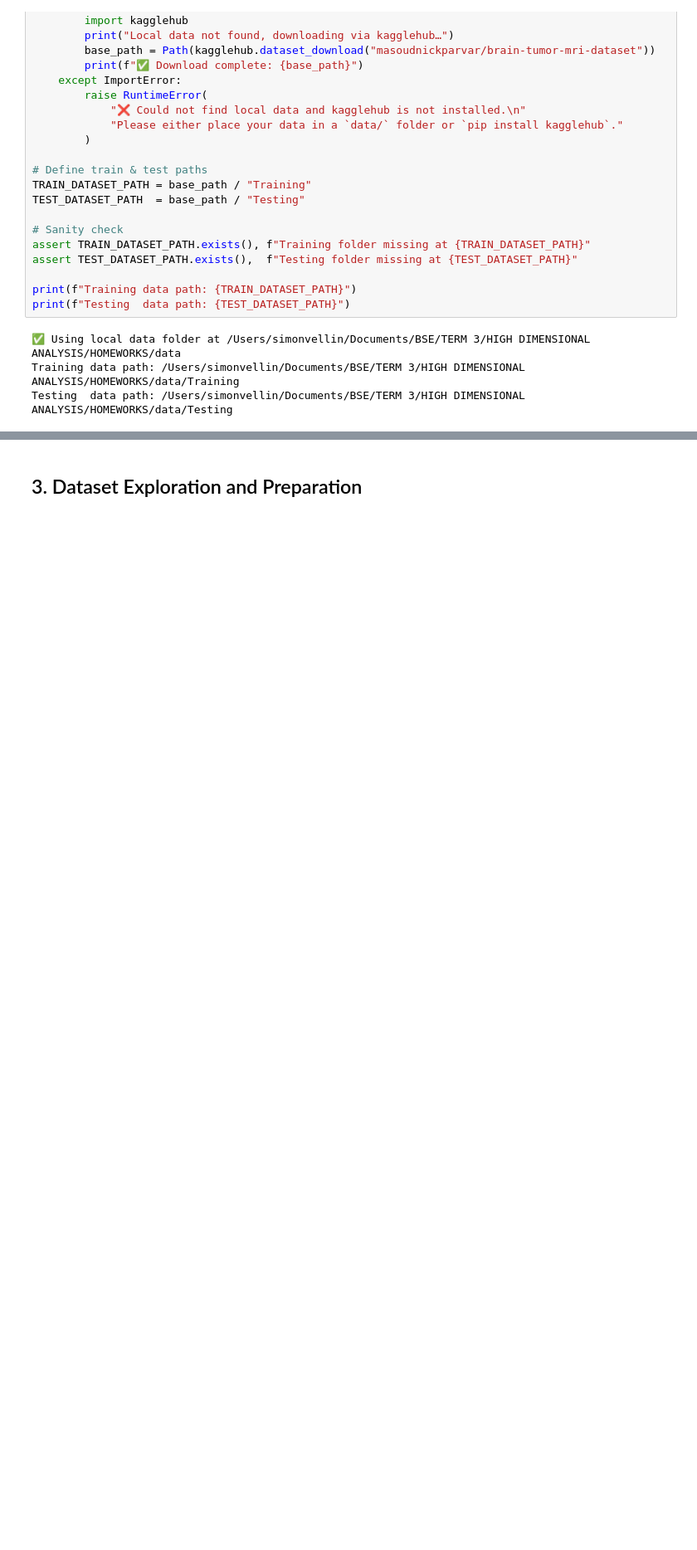
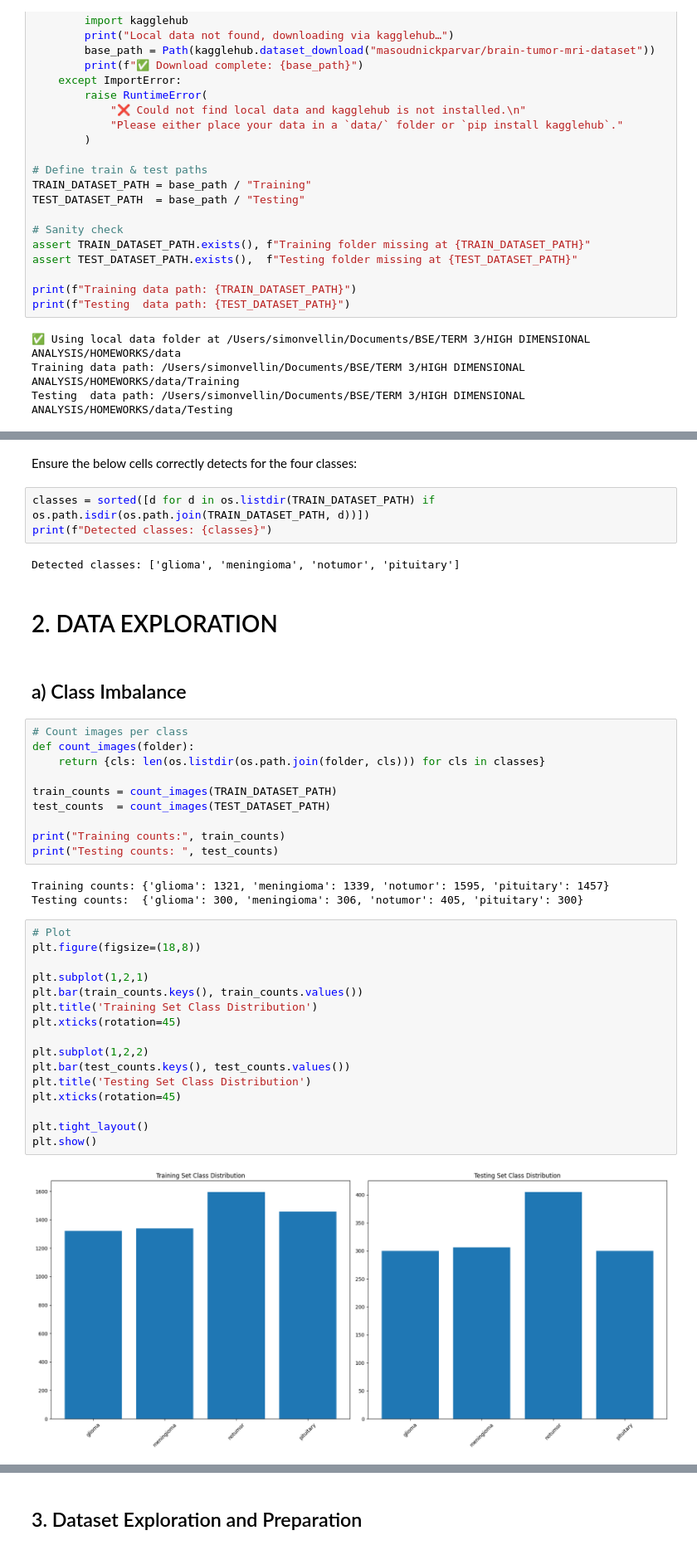
Before and after one commit to asm-bse/dl_applications, a Jupyter notebook: main.ipynb, the cells around one changed output, grey strips where cells are left out. Shown at 83% size. Saved outputs shown, nothing was run; the diff lists cells and outputs as text; blank space fills up the shorter version.

```diff
--- a/main.ipynb
+++ b/main.ipynb
@@ -128,0 +126,42 @@ Training classes: ['pituitary', 'notumor', 'glioma', 'meningioma']
+# %% [markdown]
+Ensure the below cells correctly detects for the four classes:
+# %%
+classes = sorted([d for d in os.listdir(TRAIN_DATASET_PATH) if os.path.isdir(os.path.join(TRAIN_DATASET_PATH, d))])
+print(f"Detected classes: {classes}")
+# %% [output]
+Detected classes: ['glioma', 'meningioma', 'notumor', 'pituitary']
+# %% [markdown]
+# 2. DATA EXPLORATION
+# %% [markdown]
+## a) Class Imbalance
+# %%
+# Count images per class
+def count_images(folder):
+    return {cls: len(os.listdir(os.path.join(folder, cls))) for cls in classes}
+
+train_counts = count_images(TRAIN_DATASET_PATH)
+test_counts  = count_images(TEST_DATASET_PATH)
+
+print("Training counts:", train_counts)
+print("Testing counts: ", test_counts)
+# %% [output]
+Training counts: {'glioma': 1321, 'meningioma': 1339, 'notumor': 1595, 'pituitary': 1457}
+Testing counts:  {'glioma': 300, 'meningioma': 306, 'notumor': 405, 'pituitary': 300}
+# %%
+# Plot
+plt.figure(figsize=(18,8))
+
+plt.subplot(1,2,1)
+plt.bar(train_counts.keys(), train_counts.values())
+plt.title('Training Set Class Distribution')
+plt.xticks(rotation=45)
+
+plt.subplot(1,2,2)
+plt.bar(test_counts.keys(), test_counts.values())
+plt.title('Testing Set Class Distribution')
+plt.xticks(rotation=45)
+
+plt.tight_layout()
+plt.show()
+# %% [output]
+[figure, added]
```
Also changed, not shown: parts of 26 cells of this notebook.
